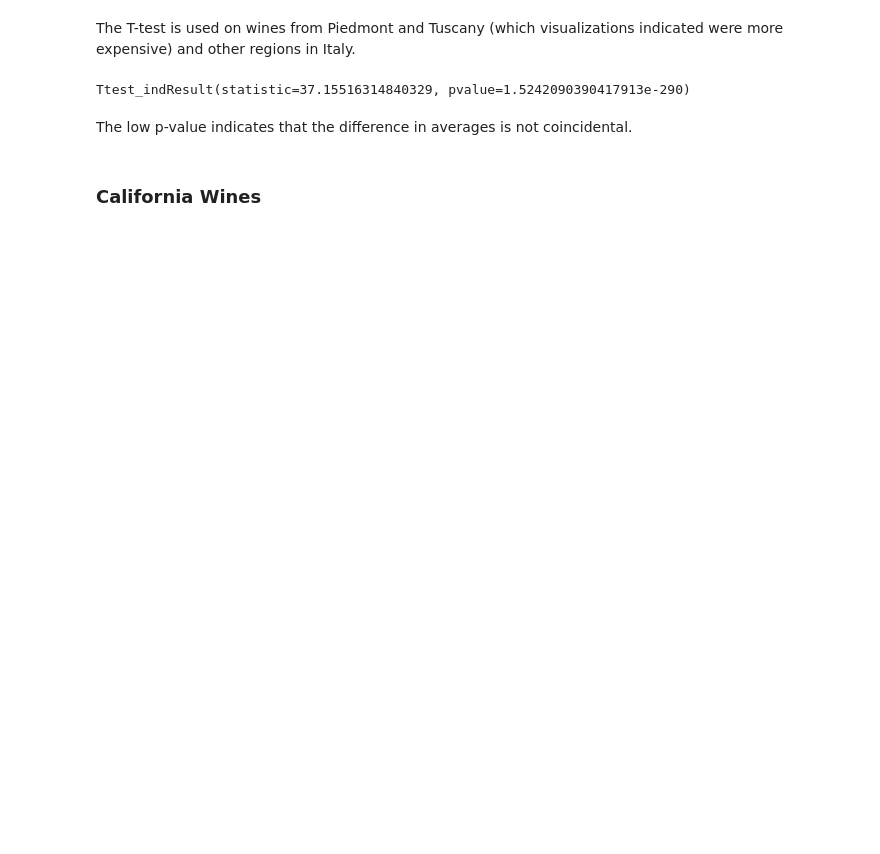
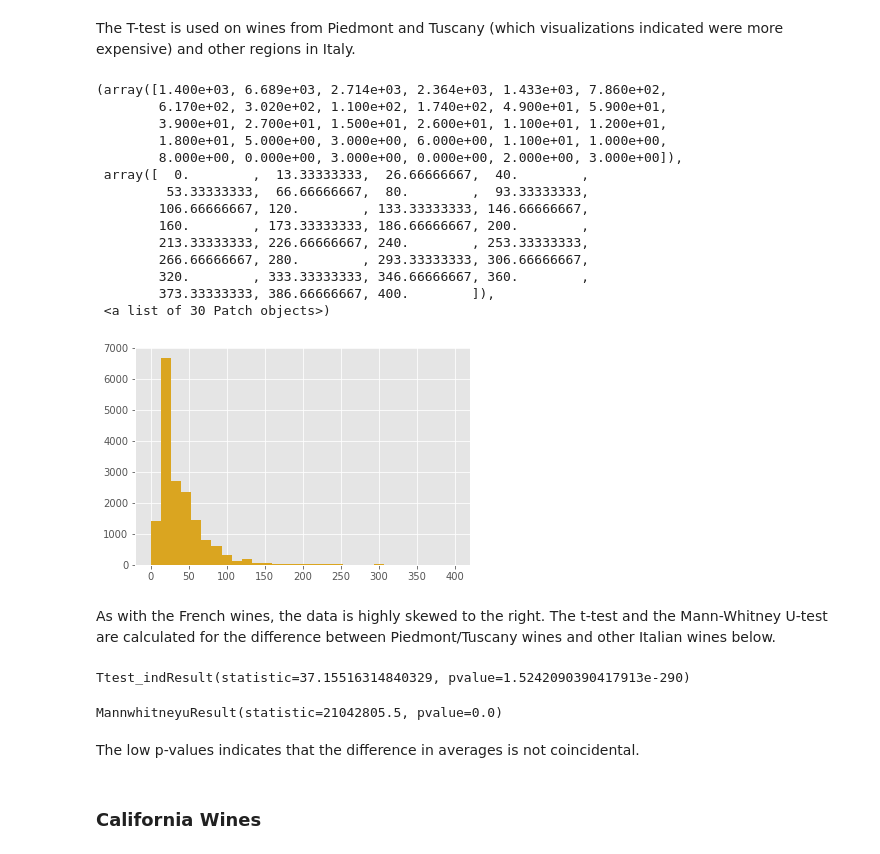
Before and after one commit to sarahrahrah/sprngbrd-mini-projects, a Jupyter notebook: capstone1/capstone-statistics.ipynb, the cells around one changed output. Saved outputs shown, nothing was run; the diff lists cells and outputs as text; code cells hidden in the pictures; blank space fills up the shorter version.

```diff
--- a/capstone1/capstone-statistics.ipynb
+++ b/capstone1/capstone-statistics.ipynb
@@ -56,12 +95,37 @@ The low p-value indicates that the discrepancy between average price of wines fr
 # %% [markdown]
 The T-test is used on wines from Piedmont and Tuscany (which visualizations indicated were more expensive) and other regions in Italy.
+# %%
+itprice = italianwines['price']
+plt.hist(itprice, range=(0,400), bins= 30, color = 'goldenrod')
+# %% [output]
+(array([1.400e+03, 6.689e+03, 2.714e+03, 2.364e+03, 1.433e+03, 7.860e+02,
+        6.170e+02, 3.020e+02, 1.100e+02, 1.740e+02, 4.900e+01, 5.900e+01,
+        3.900e+01, 2.700e+01, 1.500e+01, 2.600e+01, 1.100e+01, 1.200e+01,
+        1.800e+01, 5.000e+00, 3.000e+00, 6.000e+00, 1.100e+01, 1.000e+00,
+        8.000e+00, 0.000e+00, 3.000e+00, 0.000e+00, 2.000e+00, 3.000e+00]),
+ array([  0.        ,  13.33333333,  26.66666667,  40.        ,
+         53.33333333,  66.66666667,  80.        ,  93.33333333,
+        106.66666667, 120.        , 133.33333333, 146.66666667,
+        160.        , 173.33333333, 186.66666667, 200.        ,
+        213.33333333, 226.66666667, 240.        , 253.33333333,
+        266.66666667, 280.        , 293.33333333, 306.66666667,
+        320.        , 333.33333333, 346.66666667, 360.        ,
+        373.33333333, 386.66666667, 400.        ]),
+ <a list of 30 Patch objects>)
+[figure, added]
+# %% [markdown]
+As with the French wines, the data is highly skewed to the right.  The t-test and the Mann-Whitney U-test are calculated for the difference between Piedmont/Tuscany wines and other Italian wines below.
 # %%
 piedmontandtuscany = italianwines[(italianwines['region']=='Piedmont') | (italianwines['region']=='Tuscany')]
 otheritalianregions = italianwines[(italianwines['region']!='Piedmont') & (italianwines['region']!='Tuscany')]
 ttest_ind(piedmontandtuscany['price'], otheritalianregions['price'])
 # %% [output]
 Ttest_indResult(statistic=37.15516314840329, pvalue=1.5242090390417913e-290)
+# %%
+stats.mannwhitneyu(piedmontandtuscany['price'], otheritalianregions['price'])
+# %% [output]
+MannwhitneyuResult(statistic=21042805.5, pvalue=0.0)
 # %% [markdown]
-The low p-value indicates that the difference in averages is not coincidental.
+The low p-values indicates that the difference in averages is not coincidental.
 # %% [markdown]
 ### California Wines
```
Also changed, not shown: parts of 23 cells of this notebook.
